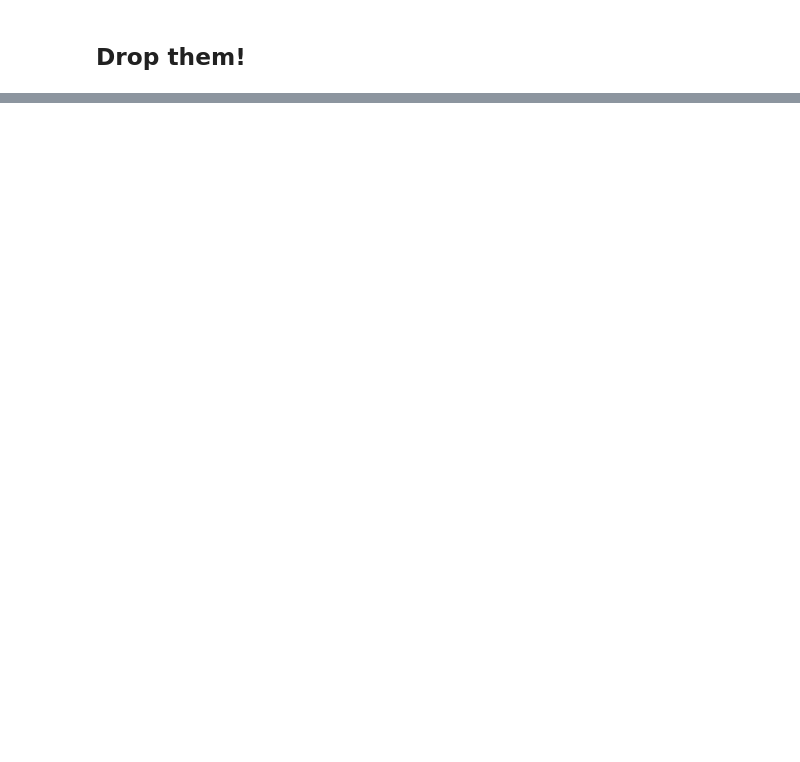
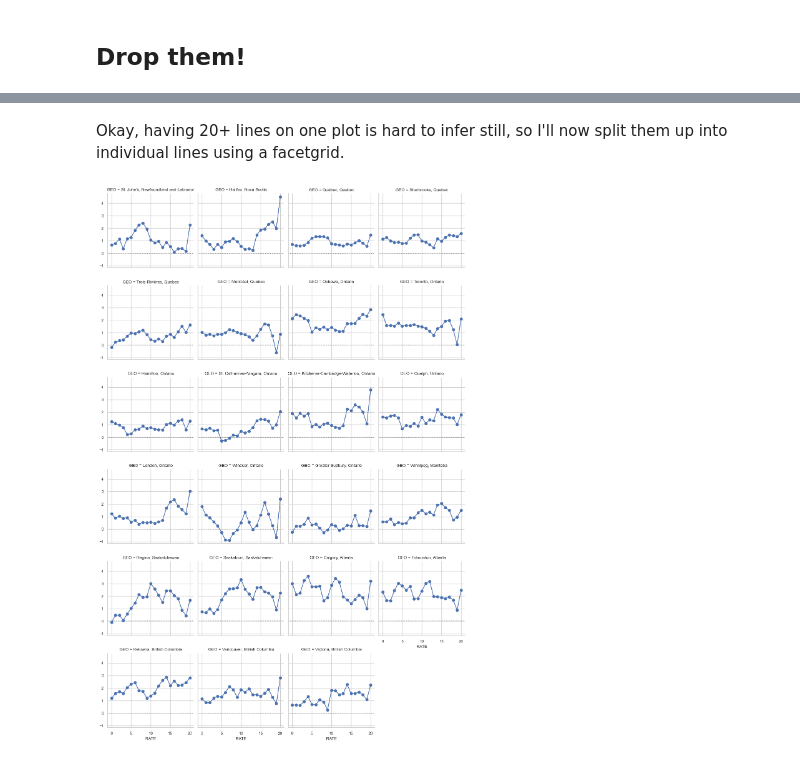
Before and after one commit to ubco-W2022T2-data301/project-group-group01, a Jupyter notebook: analysis/Logananalysis2.ipynb, the cells around one changed output, grey strips where cells are left out. Drawn from its saved outputs; the diff is of its cells as text; code cells hidden in the pictures; blank space fills up the shorter version.

```diff
--- a/analysis/Logananalysis2.ipynb
+++ b/analysis/Logananalysis2.ipynb
@@ -547,0 +605,10 @@ Awesome. Thats a wrap for the PopEstimate dataset wrangling, now my groupmates h
+# %% [markdown]
+Okay, having 20+ lines on one plot is hard to infer still, so I'll now split them up into individual lines using a facetgrid.
+# %%
+pop_facet = sns.FacetGrid(data=rate_change_per_year, col="GEO", col_wrap=4, height=3, palette="tab20c")
+pop_facet.refline(y=0, linestyle=":")
+pop_facet.map(plt.plot, "RATE", marker="o")
+pop_facet.fig.tight_layout(w_pad=1)
+n=None
+# %% [output]
+[figure, added]
```
Also changed, not shown: parts of 29 cells of this notebook.
